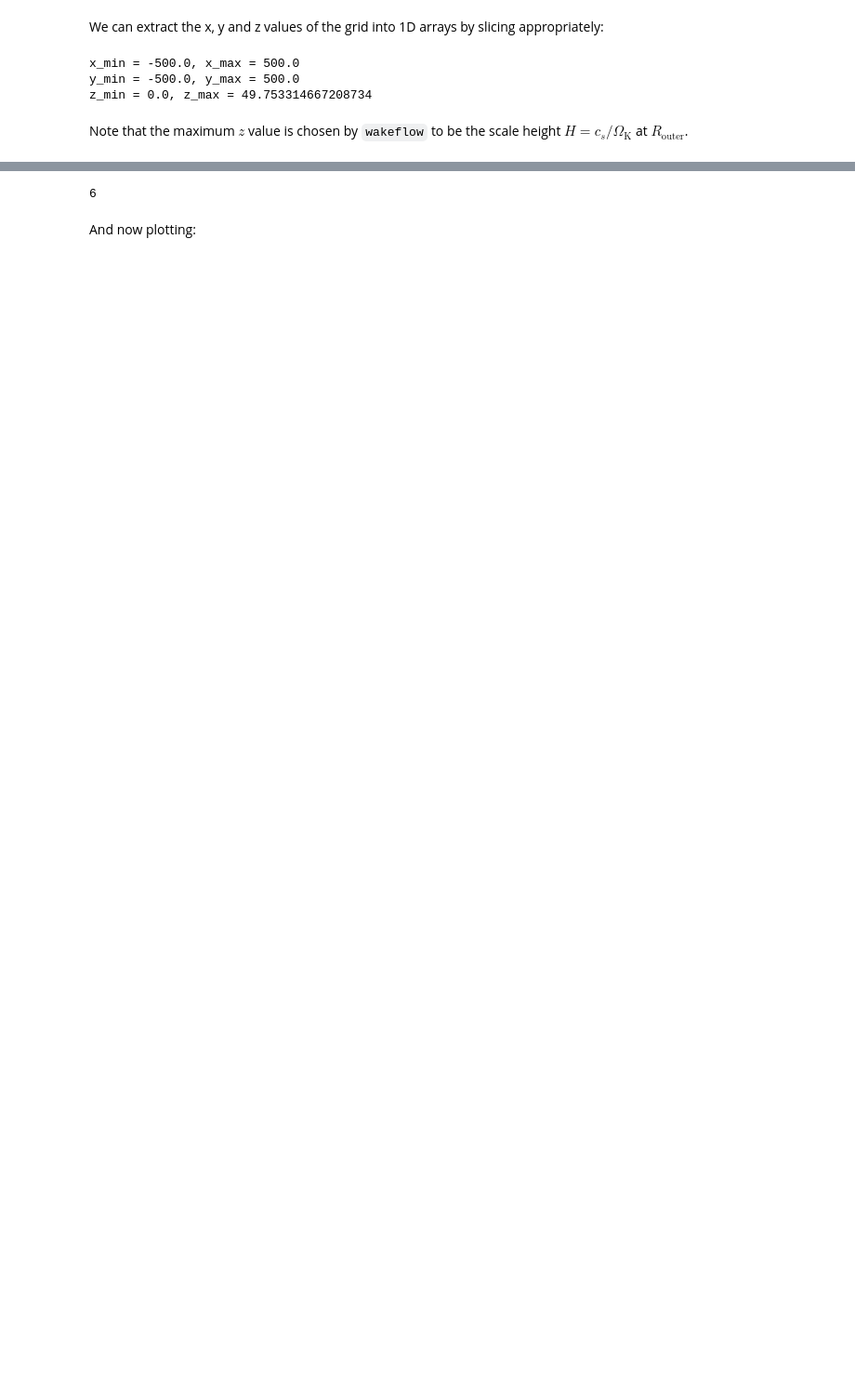
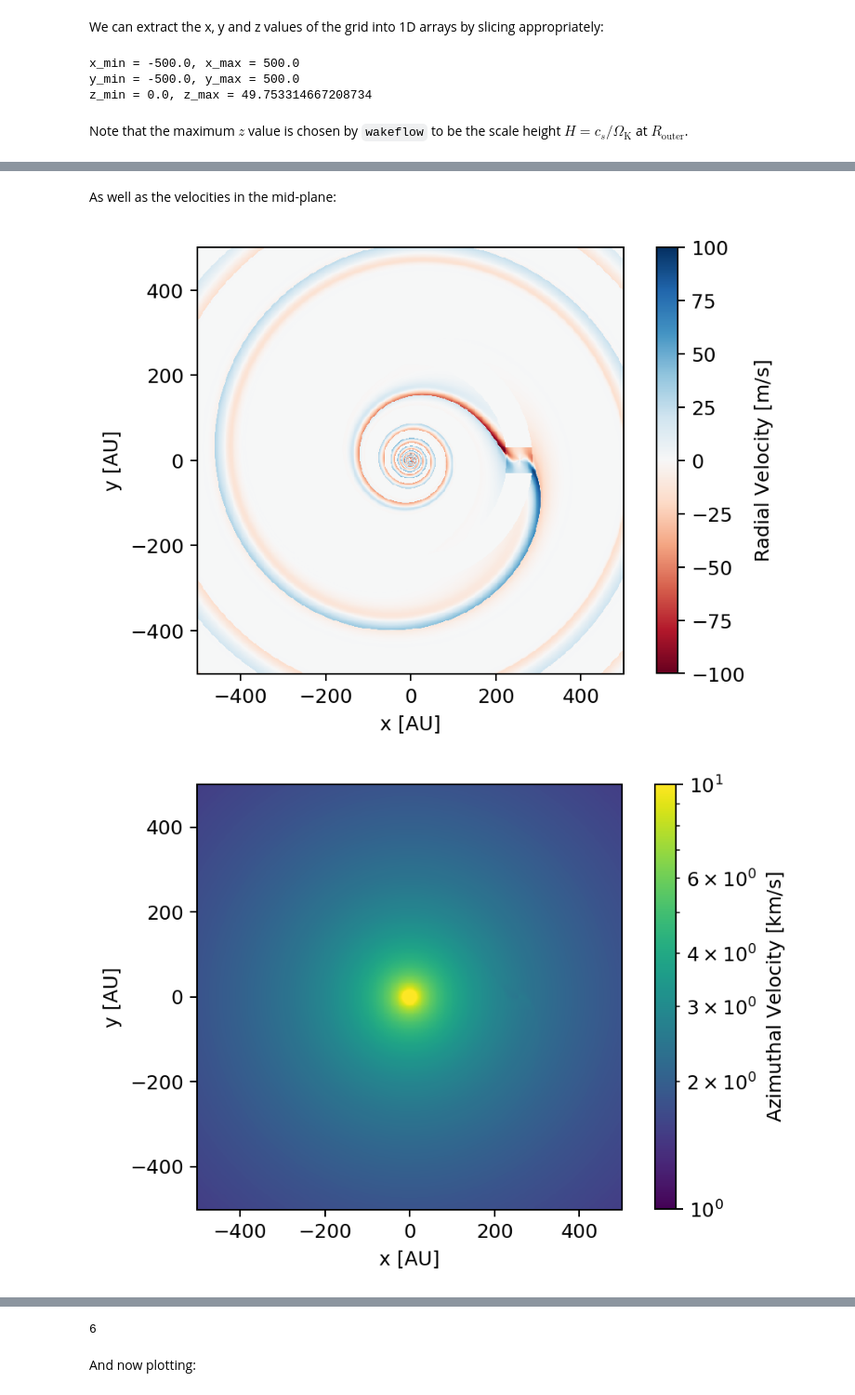
Before and after one commit to TomHilder/wakeflow, a Jupyter notebook: docs/tutorials/quickstart.ipynb, the cells around one changed output, grey strips where cells are left out. Shown at 93% size. Drawn from its saved outputs; the diff is of its cells as text; code cells hidden in the pictures; blank space fills up the shorter version.

Commit message:
updated quickstart to be clearer about results

```diff
--- a/docs/tutorials/quickstart.ipynb
+++ b/docs/tutorials/quickstart.ipynb
@@ -179,5 +179,7 @@ And we can read in the total density
 # %%
-rho = np.load(f"{results}/total_rho.npy")
+rho     = np.load(f"{results}/total_rho.npy")
+v_r     = np.load(f"{results}/total_v_r.npy")
+v_phi   = np.load(f"{results}/total_v_phi.npy")
 # %% [markdown]
 Lets check that the shape of our arrays is what we expect. Remember, they should be ($n_x$, $n_z$, $n_y$), which for us is (600, 30, 600).
 # %%
@@ -205,0 +226,21 @@ Note that the maximum $z$ value is chosen by `wakeflow` to be the scale height $
+# %% [markdown]
+As well as the velocities in the mid-plane:
+# %%
+fig, ax = plt.subplots(dpi=180)
+c = ax.pcolormesh(X[:,0,:], Y[:,0,:], v_r[:,0,:]*1e3, shading="nearest", vmin=-100, vmax=100, cmap="RdBu")
+ax.axis("scaled")
+ax.set_xlabel("x [AU]")
+ax.set_ylabel("y [AU]")
+plt.colorbar(c, label=r"Radial Velocity [$\mathrm{m/s}$]")
+plt.show()
+
+fig, ax = plt.subplots(dpi=180)
+c = ax.pcolormesh(X[:,0,:], Y[:,0,:], v_phi[:,0,:], shading="nearest", norm=colors.LogNorm(1, 10), cmap="viridis")
+ax.axis("scaled")
+ax.set_xlabel("x [AU]")
+ax.set_ylabel("y [AU]")
+plt.colorbar(c, label=r"Azimuthal Velocity [$\mathrm{km/s}$]")
+plt.show()
+# %% [output]
+[figure, added]
+[figure, added]
```
Also changed, not shown: parts of 10 cells of this notebook.
